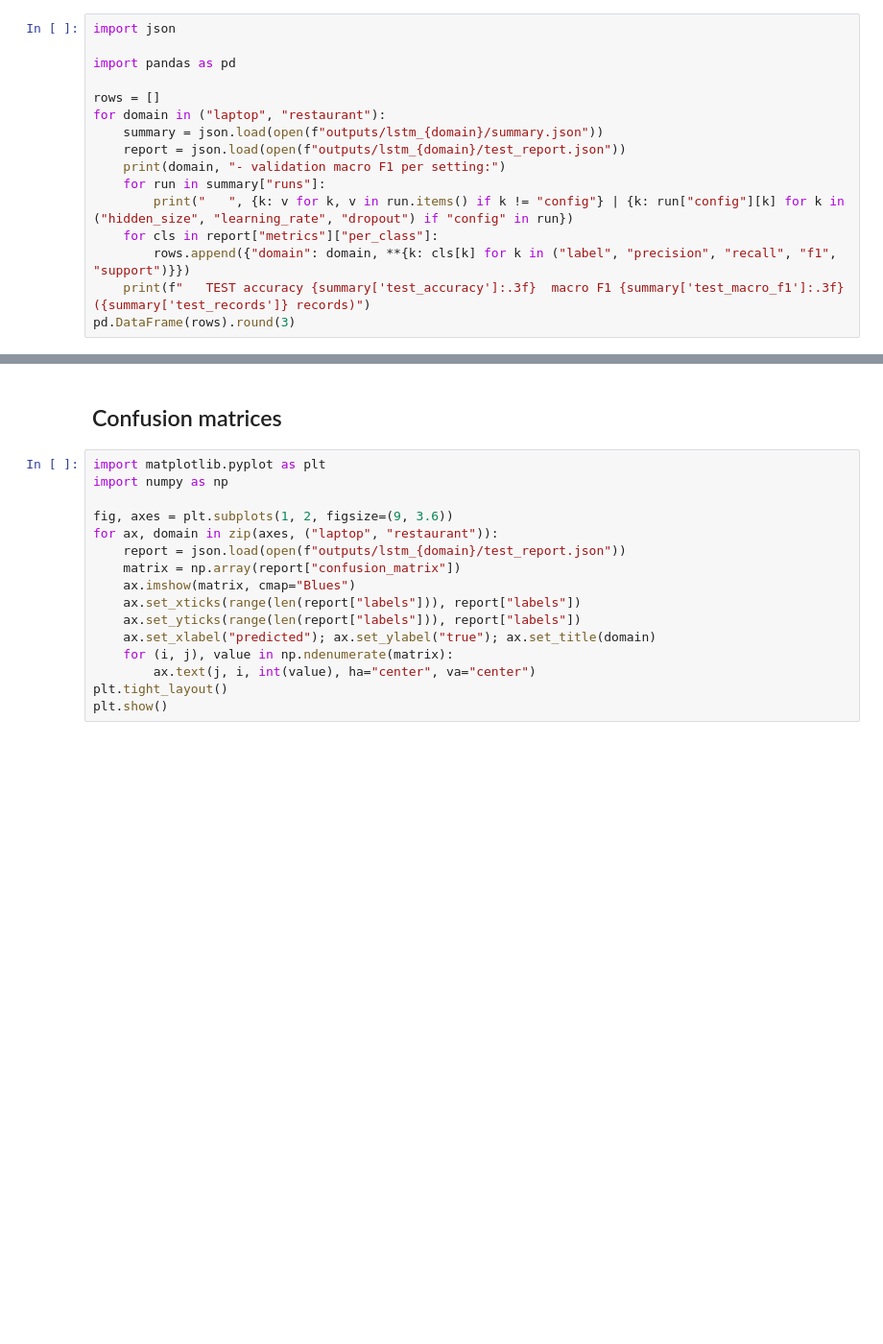
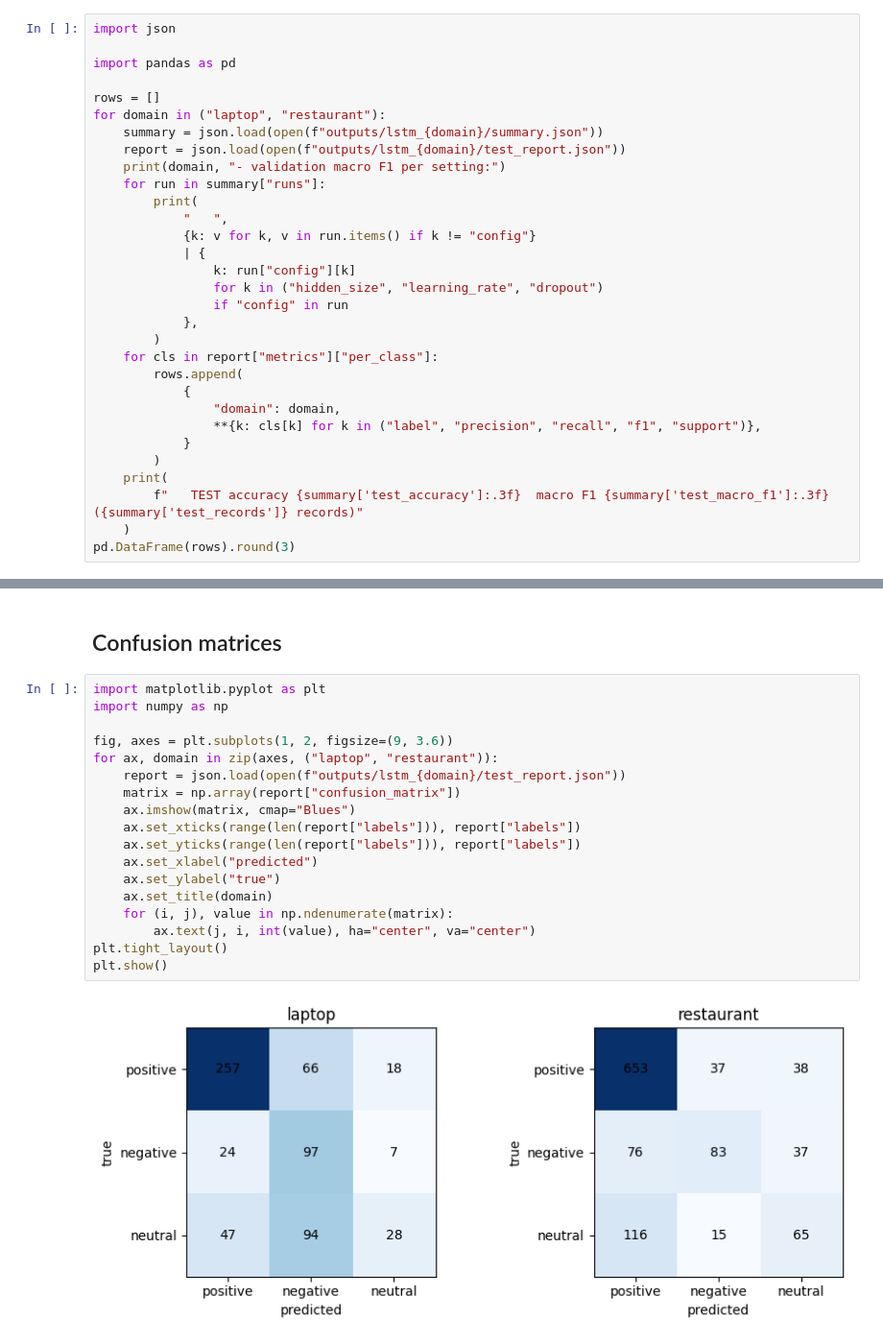
Before and after one commit to Shivam-Shukla0/aspect-based-sentiment-analysis, a Jupyter notebook: notebooks/02_lstm_attention.ipynb, the cells around one changed output, grey strips where cells are left out. Shown at 96% size. Saved outputs shown, nothing was run; the diff lists cells and outputs as text; blank space fills up the shorter version.

```diff
--- a/notebooks/02_lstm_attention.ipynb
+++ b/notebooks/02_lstm_attention.ipynb
@@ -56,8 +113,23 @@ for domain in ("laptop", "restaurant"):
     report = json.load(open(f"outputs/lstm_{domain}/test_report.json"))
     print(domain, "- validation macro F1 per setting:")
     for run in summary["runs"]:
-        print("   ", {k: v for k, v in run.items() if k != "config"} | {k: run["config"][k] for k in ("hidden_size", "learning_rate", "dropout") if "config" in run})
+        print(
+            "   ",
+            {k: v for k, v in run.items() if k != "config"}
+            | {
+                k: run["config"][k]
+                for k in ("hidden_size", "learning_rate", "dropout")
+                if "config" in run
+            },
+        )
     for cls in report["metrics"]["per_class"]:
-        rows.append({"domain": domain, **{k: cls[k] for k in ("label", "precision", "recall", "f1", "support")}})
-    print(f"   TEST accuracy {summary['test_accuracy']:.3f}  macro F1 {summary['test_macro_f1']:.3f}  ({summary['test_records']} records)")
+        rows.append(
+            {
+                "domain": domain,
+                **{k: cls[k] for k in ("label", "precision", "recall", "f1", "support")},
+            }
+        )
+    print(
+        f"   TEST accuracy {summary['test_accuracy']:.3f}  macro F1 {summary['test_macro_f1']:.3f}  ({summary['test_records']} records)"
+    )
 pd.DataFrame(rows).round(3)
@@ -66,16 +162,20 @@ pd.DataFrame(rows).round(3)
 # %%
 import matplotlib.pyplot as plt
 import numpy as np
 
 fig, axes = plt.subplots(1, 2, figsize=(9, 3.6))
 for ax, domain in zip(axes, ("laptop", "restaurant")):
     report = json.load(open(f"outputs/lstm_{domain}/test_report.json"))
     matrix = np.array(report["confusion_matrix"])
     ax.imshow(matrix, cmap="Blues")
     ax.set_xticks(range(len(report["labels"])), report["labels"])
     ax.set_yticks(range(len(report["labels"])), report["labels"])
-    ax.set_xlabel("predicted"); ax.set_ylabel("true"); ax.set_title(domain)
+    ax.set_xlabel("predicted")
+    ax.set_ylabel("true")
+    ax.set_title(domain)
     for (i, j), value in np.ndenumerate(matrix):
         ax.text(j, i, int(value), ha="center", va="center")
 plt.tight_layout()
 plt.show()
+# %% [output]
+[figure, added]
```
Also changed, not shown: parts of 5 cells of this notebook, 8 other files.
